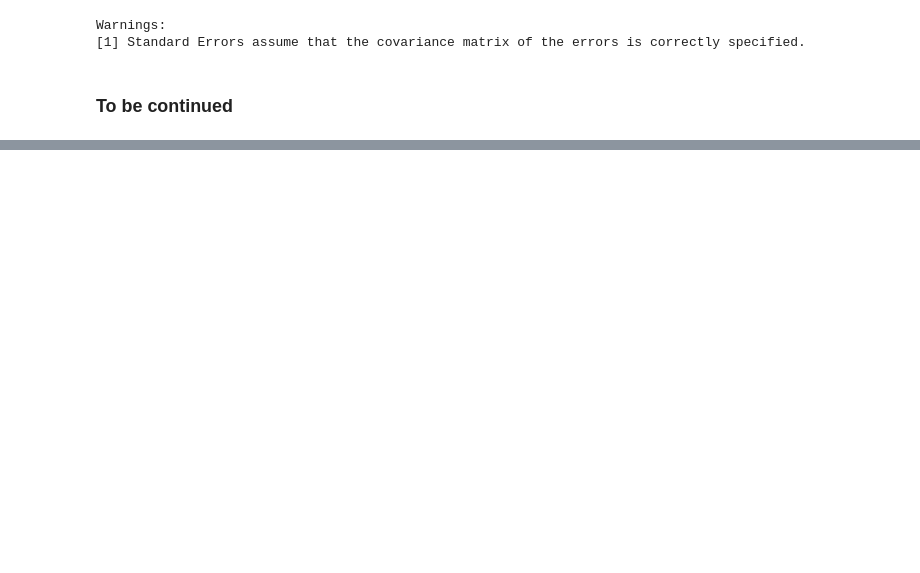
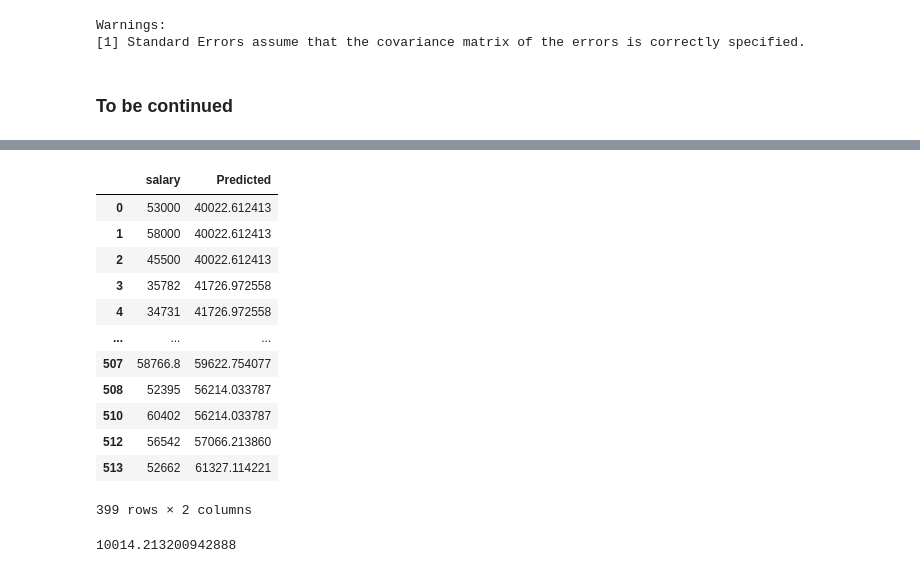
Before and after one commit to tshepojrampai/multivariate_linear_regression, a Jupyter notebook: linear_regression.ipynb, the cells around one changed output, grey strips where cells are left out. Drawn from its saved outputs; the diff is of its cells as text; code cells hidden in the pictures; blank space fills up the shorter version.

```diff
--- a/linear_regression.ipynb
+++ b/linear_regression.ipynb
@@ -487,3 +489,6 @@ Warnings:
 [1] Standard Errors assume that the covariance matrix of the errors is correctly specified.
 # %% [markdown]
 ### To be continued
+# %%
+df_train_comp = model.predict(df_train)
+df_train_comp
@@ -489,0 +508,21 @@ Warnings:
+# %%
+df_train_comp = pd.DataFrame(df_train_comp)
+df_train_comp.rename(columns={0:'Predicted'})
+df_train_comp['salary'] = df_train['salary']
+# %%
+df_train_comp = df_train_comp.loc[:,['salary',0]]
+df_train_comp.rename(columns={0:'Predicted'})
+# %% [output]
+|  | salary | Predicted |
+| 0 | 53000 | 40022.612413 |
+| 1 | 58000 | 40022.612413 |
+| 2 | 45500 | 40022.612413 |
+| 3 | 35782 | 41726.972558 |
+| 4 | 34731 | 41726.972558 |
+| ... | ... | ... |
+| 507 | 58766.8 | 59622.754077 |
+| 508 | 52395 | 56214.033787 |
+| 510 | 60402 | 56214.033787 |
+| 512 | 56542 | 57066.213860 |
+| 513 | 52662 | 61327.114221 |
+399 rows × 2 columns
@@ -489,0 +535,4 @@ Warnings:
+# %%
+rms_train
+# %% [output]
+10014.213200942888
```
Also changed, not shown: parts of 27 cells of this notebook.
